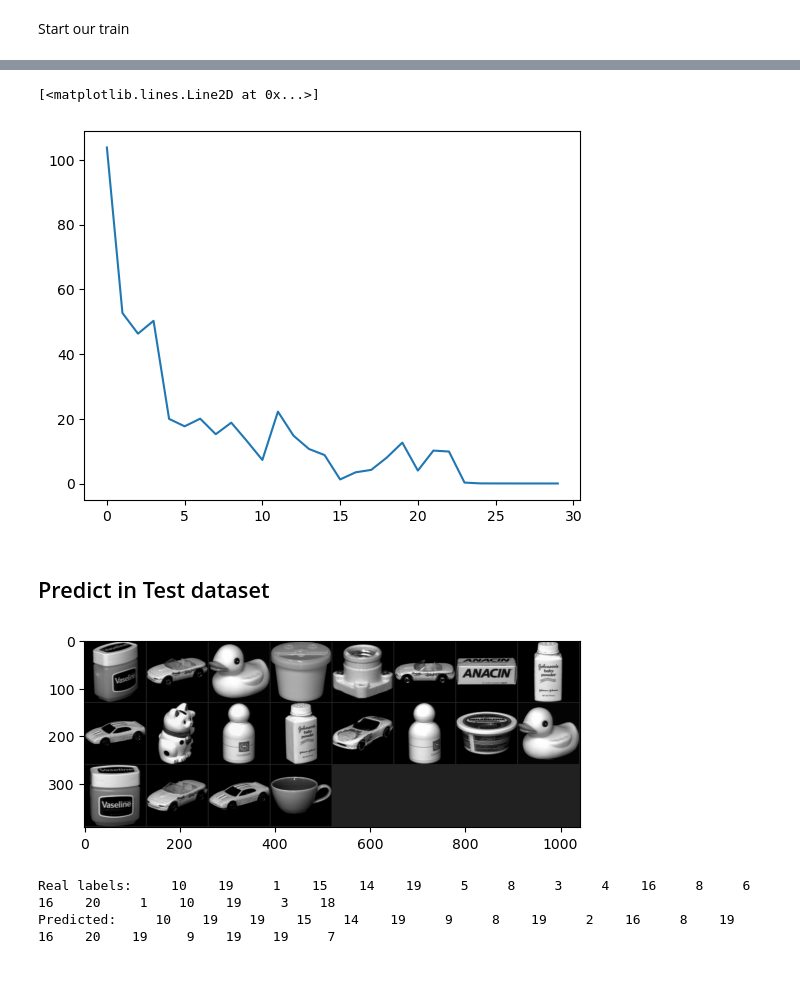
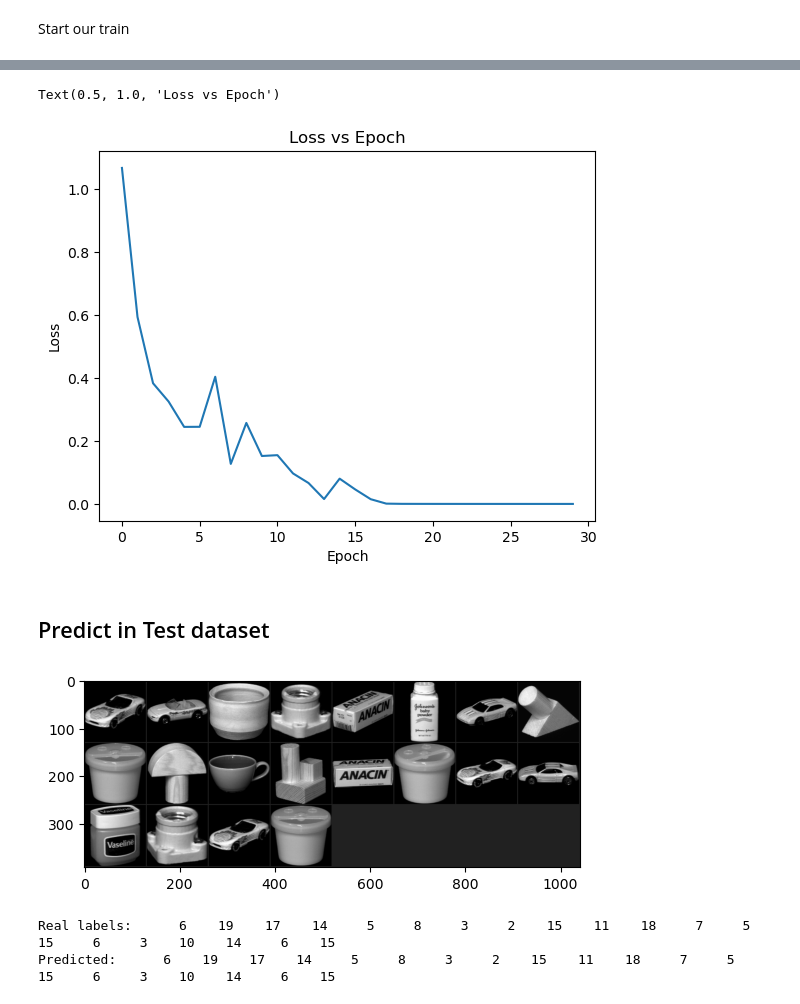
Before and after one commit to hujiadfr/Simple-image-classifier, a Jupyter notebook: classifier.ipynb, the cells around one changed output, grey strips where cells are left out. Cells and saved outputs as stored; diff of their text form; code cells hidden in the pictures; blank space fills up the shorter version.

```diff
--- a/classifier.ipynb
+++ b/classifier.ipynb
@@ -148,7 +139,7 @@ class Net(nn.Module):
         self.conv3_x = self._make_conv_x(channels=128, blocks=groups[1], strides=2, index=3)
         self.conv4_x = self._make_conv_x(channels=256, blocks=groups[2], strides=2, index=4)
         self.conv5_x = self._make_conv_x(channels=512, blocks=groups[3], strides=2, index=5)
-        #self.pool2 = nn.AvgPool2d(7)
+        self.pool2 = nn.AvgPool2d(8)
         patches = 512 if self.block.message == "basic" else 512 * 4
         self.fc = nn.Linear(patches, num_classes)  # for 224 * 224 input size
 
@@ -280,10 +271,13 @@ For epoch 29 the test accuracy over the whole test set is 100 %
 For epoch 30 loss: 0.000
 For epoch 30 the test accuracy over the whole test set is 100 %
 # %%
-plt.plot(np.arange(30), loss)
+plt.plot(np.arange(30), loss/100)
+plt.xlabel('Epoch')
+plt.ylabel('Loss')
+plt.title('Loss vs Epoch')
 # %% [output]
-[<matplotlib.lines.Line2D at 0x...>]
+Text(0.5, 1.0, 'Loss vs Epoch')
-[figure, old version]
+[figure, new version]
 # %% [markdown]
 ## Predict in Test dataset
 # %%
@@ -317,13 +311,11 @@ def testBatch():
     print('Predicted: ', ' '.join('%5s' % str(predicted[j].cpu().numpy()+1)
                               for j in range(batch_size)))
 # %%
-    model = ResNet_18().cuda()
-    path = "Model.pth"
-    model.load_state_dict(torch.load(path, map_location=device))
 
-    # Test with batch of images
-    testBatch()
+
+# Test with batch of images
+testBatch()
 # %% [output]
-[figure, old version]
+[figure, new version]
-Real labels:     10    19     1    15    14    19     5     8     3     4    16     8     6    16    20     1    10    19     3    18
-Predicted:     10    19    19    15    14    19     9     8    19     2    16     8    19    16    20    19     9    19    19     7
+Real labels:      6    19    17    14     5     8     3     2    15    11    18     7     5    15     6     3    10    14     6    15
+Predicted:      6    19    17    14     5     8     3     2    15    11    18     7     5    15     6     3    10    14     6    15
```
Also changed, not shown: parts of 3 cells of this notebook, 2 other files.
